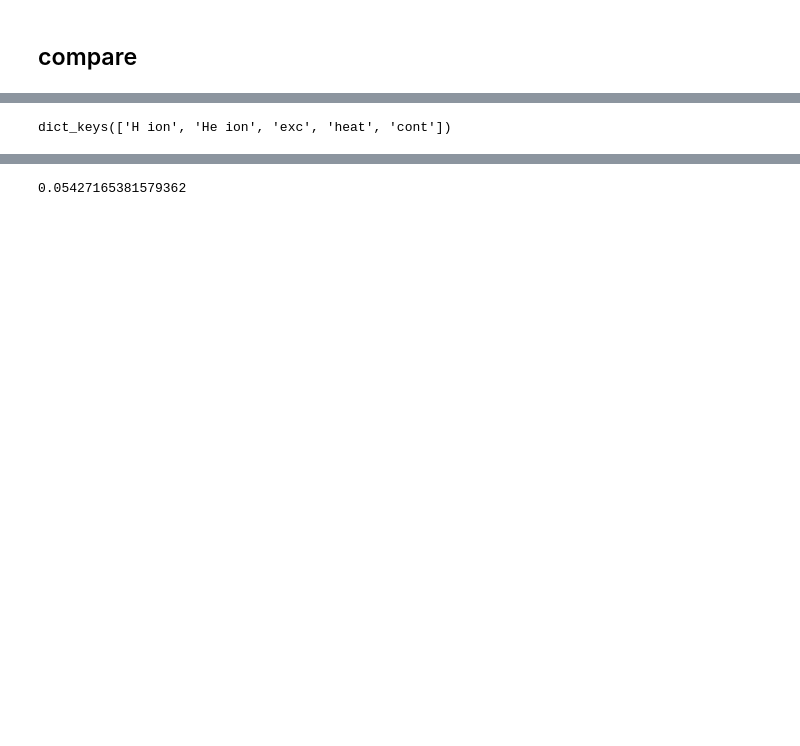
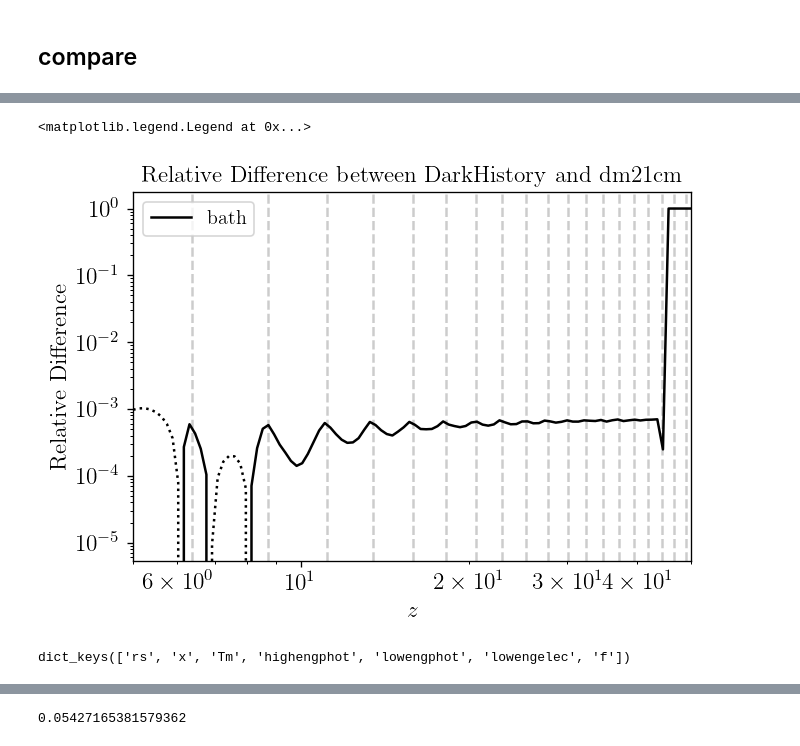
Before and after one commit to yitiansun/DM21cm, a Jupyter notebook: cross_check/compare_global.ipynb, the cells around one changed output, grey strips where cells are left out. Drawn from its saved outputs; the diff is of its cells as text; code cells hidden in the pictures; blank space fills up the shorter version.

```diff
--- a/cross_check/compare_global.ipynb
+++ b/cross_check/compare_global.ipynb
@@ -398,7 +252,27 @@ plot_global(dh_soln, soln)
+# %%
+interp_dh = interpolate.interp1d(dh_soln['rs'] - 1, [s.toteng() for s in dh_soln['highengphot']], bounds_error=False, fill_value=0.)
+interp_dm21 = interpolate.interp1d(soln['z'], soln['E_phot'], bounds_error=False, fill_value=0.)
+
+common_x = np.geomspace(5, 50, 100)  # you can adjust the number of points
+common_dh = interp_dh(common_x)
+common_dm21 = interp_dm21(common_x)
+diff = (common_dh - common_dm21) / common_dh
+
+fig, ax = plt.subplots()
+ax.plot(common_x, diff, label='bath', color=f'k')
+ax.plot(common_x, -diff, ls=':', color=f'k')
+for rs in abscs['rs']:
+    ax.axvline(rs-1, ls='--', color='k', alpha=0.2)
+ax.set(xlim=(5, 50), xscale='log', yscale='log')  # adjust scales as needed
+ax.set(xlabel='$z$', ylabel='Relative Difference', title='Relative Difference between DarkHistory and dm21cm')
+ax.legend()
+# %% [output]
+<matplotlib.legend.Legend at 0x...>
+[figure, added]
 # %%
-dh_soln['f']['low'].keys()
+dh_soln.keys()
 # %% [output]
-dict_keys(['H ion', 'He ion', 'exc', 'heat', 'cont'])
+dict_keys(['rs', 'x', 'Tm', 'highengphot', 'lowengphot', 'lowengelec', 'f'])
 # %%
 zs = np.linspace(5.001, 44.999, 100)
 dh_fs = dh_soln['f']['low']['heat'] + dh_soln['f']['high']['heat']
```
Also changed, not shown: parts of 14 cells of this notebook, 14 other files.
